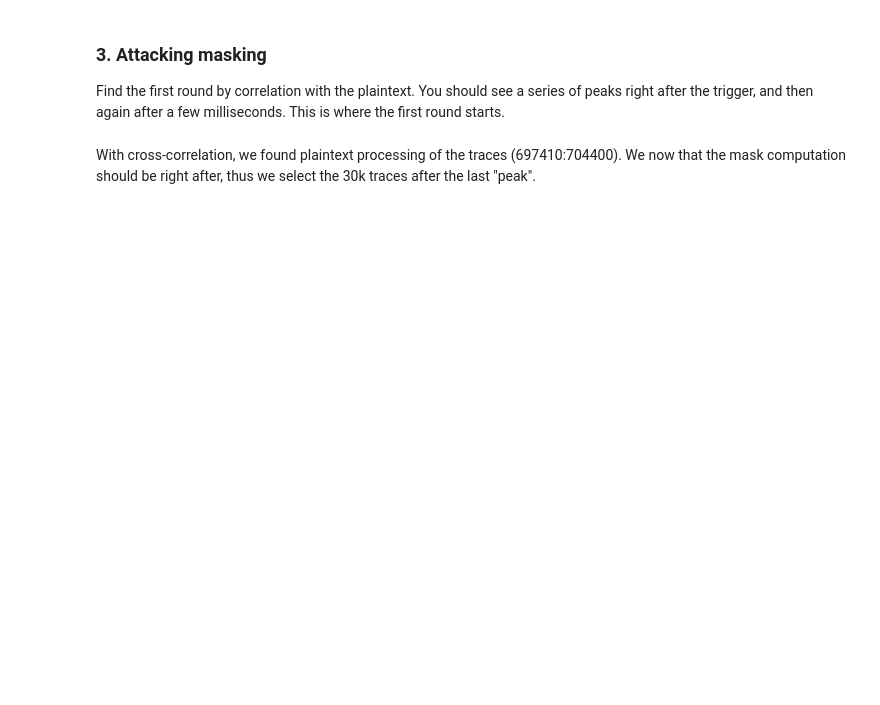
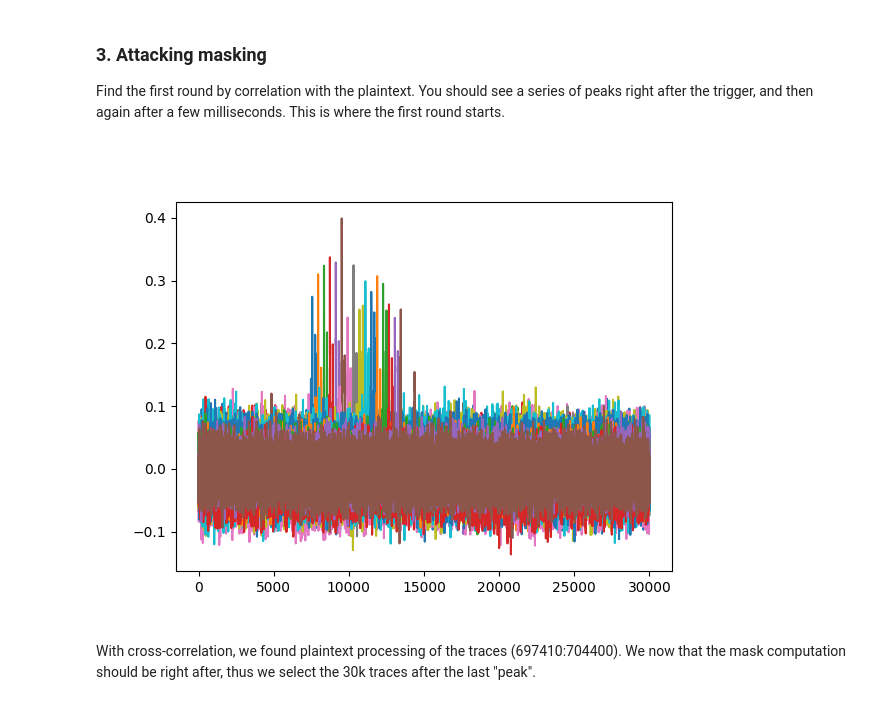
Before and after one commit to CyrilleStr/hardware-security, a Jupyter notebook: task4/task4.ipynb, the cells around one changed output. Drawn from its saved outputs; the diff is of its cells as text; code cells hidden in the pictures; blank space fills up the shorter version.

```diff
--- a/task4/task4.ipynb
+++ b/task4/task4.ipynb
@@ -164,10 +197,10 @@ Find the first round by correlation with the plaintext. You should see a series
 # %%
 hmat = hw_table[inputs]
-for i in range(20,24):
-    print(f"{30000*i} - {30000+i*30000}")
-    corr = correlate(hmat, traces[:,30000*i:30000+i*30000])
-    fig = plt.figure()
-    plt.plot(corr.T)
-    plt.show()
+corr = correlate(hmat, traces[:,690000:720000])
+fig = plt.figure()
+plt.plot(corr.T)
+plt.show()
+# %% [output]
+[figure, added]
 # %% [markdown]
 With cross-correlation, we found plaintext processing of the traces (697410:704400). We now that the mask computation should be right after, thus we select the 30k traces after the last "peak".
```
Also changed, not shown: parts of 15 cells of this notebook.
